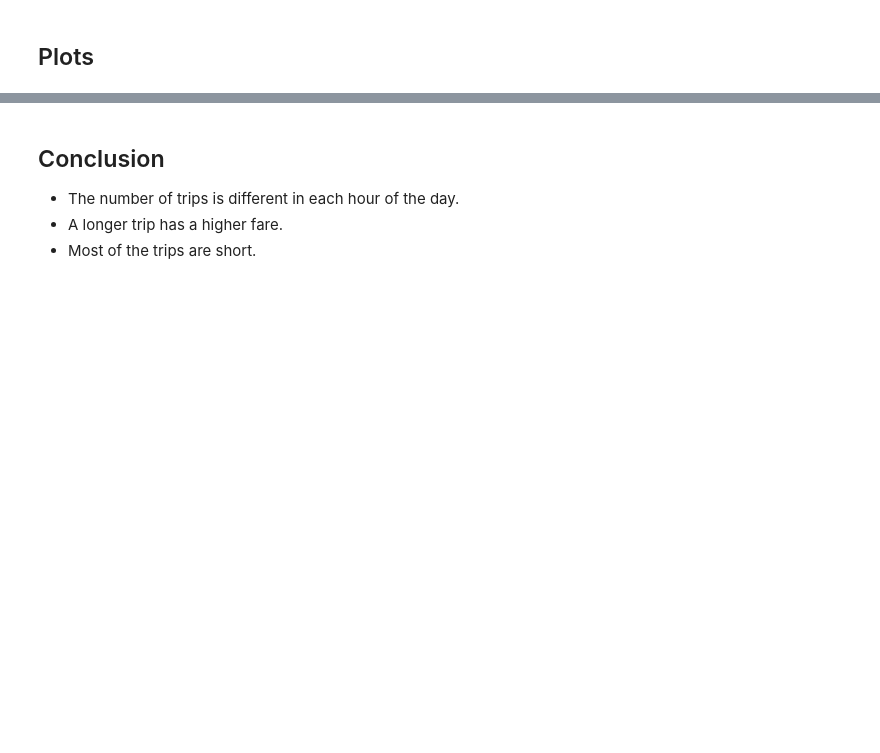
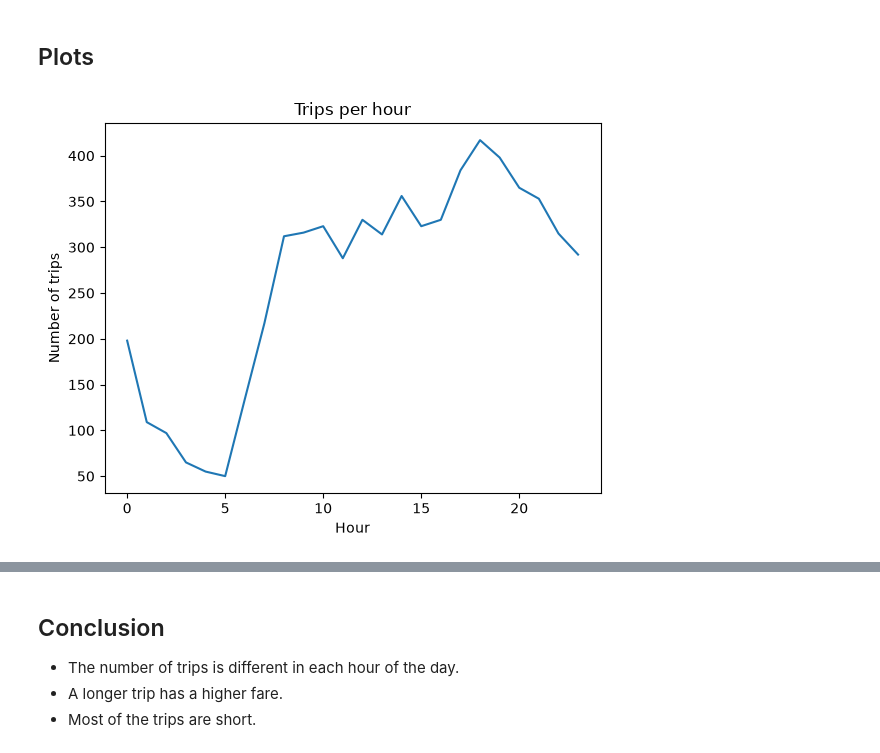
Before and after one commit to sheidashahreki/Data_Analysis_Tasks, a Jupyter notebook: Taxis_Analysis.ipynb, the cells around one changed output, grey strips where cells are left out. Cells and saved outputs as stored; diff of their text form; code cells hidden in the pictures; blank space fills up the shorter version.

```diff
--- a/Taxis_Analysis.ipynb
+++ b/Taxis_Analysis.ipynb
@@ -132,4 +155,4 @@ df[["pickup", "hour", "weekday", "duration_min"]].head()
 # %%
-trips_hour = df.groupby("hour").size().reset_index(name="trips")
+trips_hour = df["hour"].value_counts().sort_index()
 trips_hour.head()
 # %% [output]
@@ -239,0 +242,8 @@ fig.show()
+# %%
+plt.plot(trips_hour.index, trips_hour.values)
+plt.title("Trips per hour")
+plt.xlabel("Hour")
+plt.ylabel("Number of trips")
+plt.show()
+# %% [output]
+[figure, added]
```
Also changed, not shown: parts of 21 cells of this notebook.
